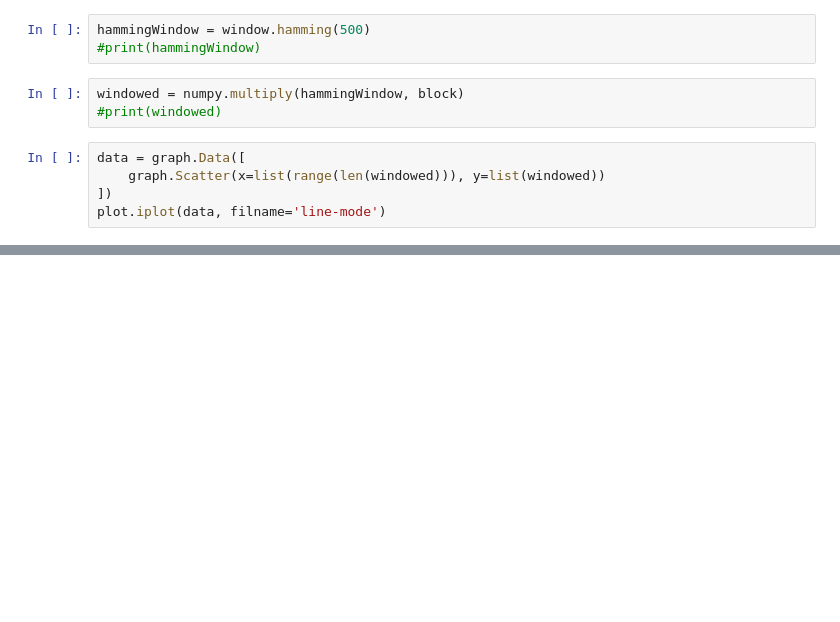
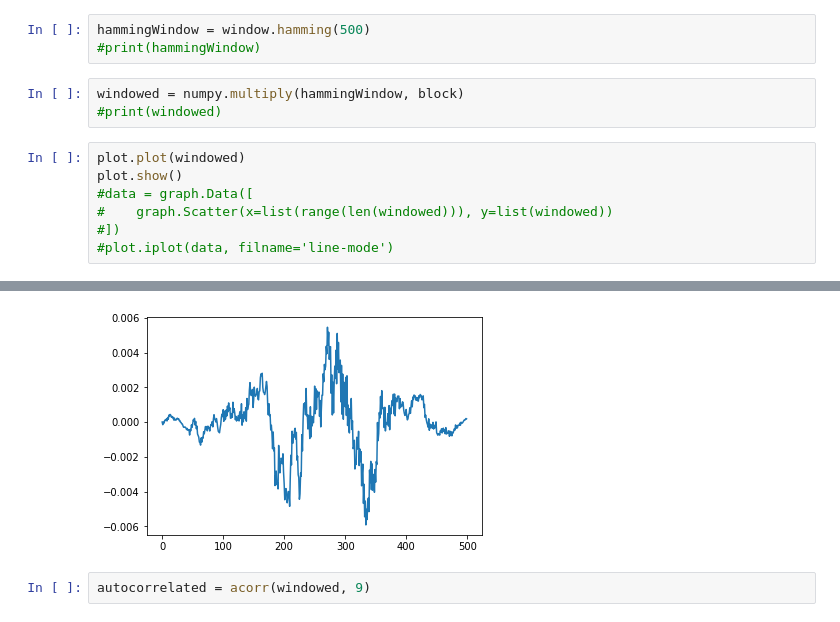
Before and after one commit to sakekasi/speech-recognition, a Jupyter notebook: preprocess.ipynb, the cells around one changed output, grey strips where cells are left out. Saved outputs shown, nothing was run; the diff lists cells and outputs as text; blank space fills up the shorter version.

```diff
--- a/preprocess.ipynb
+++ b/preprocess.ipynb
@@ -42,8 +46,10 @@ hammingWindow = window.hamming(500)
 windowed = numpy.multiply(hammingWindow, block)
 #print(windowed)
 # %%
-data = graph.Data([
-    graph.Scatter(x=list(range(len(windowed))), y=list(windowed))
-])
-plot.iplot(data, filname='line-mode')
+plot.plot(windowed)
+plot.show()
+#data = graph.Data([
+#    graph.Scatter(x=list(range(len(windowed))), y=list(windowed))
+#])
+#plot.iplot(data, filname='line-mode')
 # %% [output]
@@ -50,0 +56,3 @@ plot.iplot(data, filname='line-mode')
+[figure, added]
+# %%
+autocorrelated = acorr(windowed, 9)
```
Also changed, not shown: parts of 6 cells of this notebook, 2 other files.
